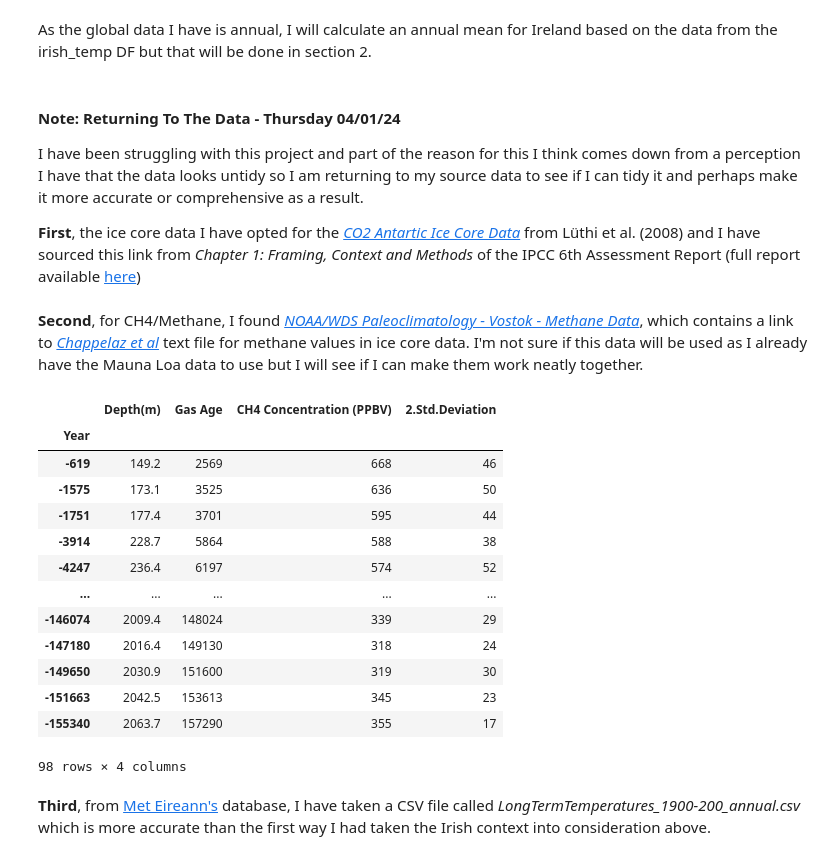
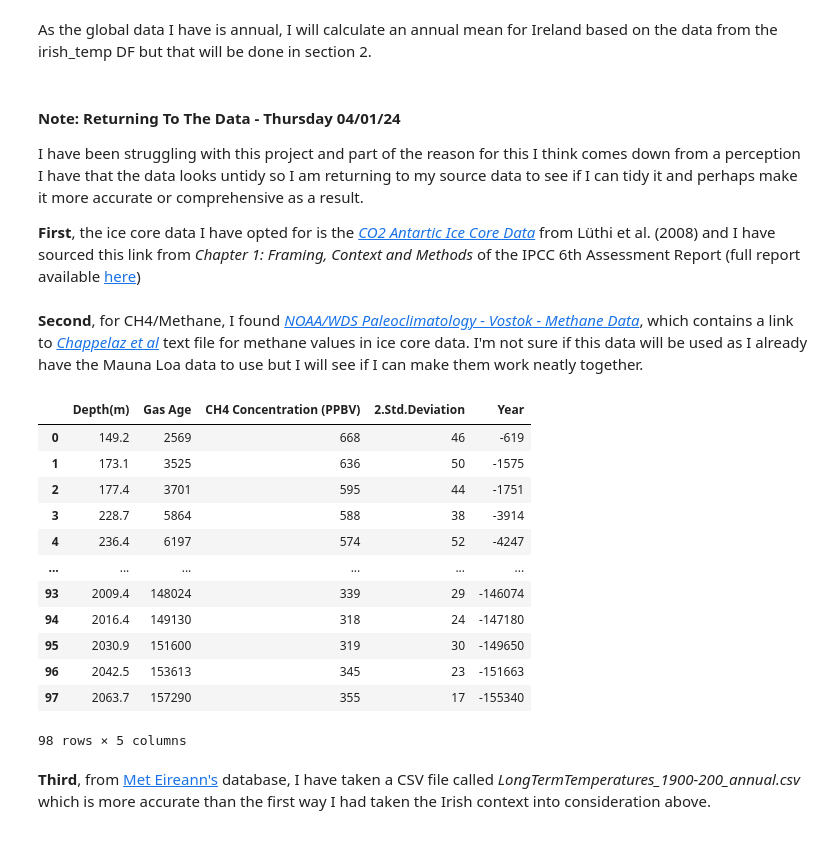
Before and after one commit to turps-pc90/PfDA_ClimateProject, a Jupyter notebook: project.ipynb, the cells around one changed output. Cells and saved outputs as stored; diff of their text form; code cells hidden in the pictures.

```diff
--- a/project.ipynb
+++ b/project.ipynb
@@ -284,7 +286,7 @@ As the global data I have is annual, I will calculate an annual mean for Ireland
 #### **Note:** Returning To The Data - Thursday 04/01/24
 I have been struggling with this project and part of the reason for this I think comes down from a perception I have that the data looks untidy so I am returning to my source data to see if I can tidy it and perhaps make it more accurate or comprehensive as a result.
 
-**First**, the ice core data I have opted for the [*CO2 Antartic Ice Core Data*](https://agupubs.onlinelibrary.wiley.com/action/downloadSupplement?doi=10.1002%2F2014GL061957&file=grl52461-sup-0003-supplementary.xls) from Lüthi et al. (2008) and I have sourced this link from *Chapter 1: Framing, Context and Methods* of the IPCC 6th Assessment Report (full report available [here](https://www.ipcc.ch/report/ar6/wg1/downloads/report/IPCC_AR6_WGI_FullReport_small.pdf))
+**First**, the ice core data I have opted for is the [*CO2 Antartic Ice Core Data*](https://agupubs.onlinelibrary.wiley.com/action/downloadSupplement?doi=10.1002%2F2014GL061957&file=grl52461-sup-0003-supplementary.xls) from Lüthi et al. (2008) and I have sourced this link from *Chapter 1: Framing, Context and Methods* of the IPCC 6th Assessment Report (full report available [here](https://www.ipcc.ch/report/ar6/wg1/downloads/report/IPCC_AR6_WGI_FullReport_small.pdf))
 # %%
 # Creating DataFrame of all Ice Core Data from file mentioned above
 co2_comp_file = 'files\grl52461-sup-0003-supplementary.xls'
@@ -313,38 +315,37 @@ co2_comp_df.to_csv(csv_file_path)
 # %% [markdown]
 **Second**, for CH4/Methane, I found [*NOAA/WDS Paleoclimatology - Vostok - Methane Data*](https://www.ncei.noaa.gov/access/metadata/landing-page/bin/iso?id=noaa-icecore-2413), which contains a link to [*Chappelaz et al*](https://www.ncei.noaa.gov/pub/data/paleo/icecore/antarctica/vostok/ch4.txt) text file for methane values in ice core data. I'm not sure if this data will be used as I already have the Mauna Loa data to use but I will see if I can make them work neatly together.
 # %%
-# Specify the path to your file
+# Specify the path to the file
 chap_txt= 'files/ChappellazEtAl_Nature_345_127-131_CH4.txt'
 
 # Manually set the column names
 column_names = ['Depth(m)', 'Gas Age', 'CH4 Concentration (PPBV)', '2.Std.Deviation']
 
 # Read the data into a DataFrame delim_whitespace=True specifies that the data is separated by whitespace.
 # skiprows=6 skips the first 6 rows, which are metadata.
 ch4_ice = pd.read_csv(chap_txt, delim_whitespace=True, skiprows=6, names=column_names)
 
 # Calculating a calendar year column called 'Year'
 ch4_ice['Year'] = 1950 - ch4_ice['Gas Age']
 
 # Set the 'Year' column as the index
-ch4_ice.set_index('Year', inplace=True)
+#ch4_ice.set_index('Year', inplace=True)
 
 ch4_ice
 # %% [output]
-|  | Depth(m) | Gas Age | CH4 Concentration (PPBV) | 2.Std.Deviation |
-| Year |  |  |  |  |
-| -619 | 149.2 | 2569 | 668 | 46 |
-| -1575 | 173.1 | 3525 | 636 | 50 |
-| -1751 | 177.4 | 3701 | 595 | 44 |
-| -3914 | 228.7 | 5864 | 588 | 38 |
-| -4247 | 236.4 | 6197 | 574 | 52 |
-| ... | ... | ... | ... | ... |
-| -146074 | 2009.4 | 148024 | 339 | 29 |
-| -147180 | 2016.4 | 149130 | 318 | 24 |
-| -149650 | 2030.9 | 151600 | 319 | 30 |
-| -151663 | 2042.5 | 153613 | 345 | 23 |
-| -155340 | 2063.7 | 157290 | 355 | 17 |
+|  | Depth(m) | Gas Age | CH4 Concentration (PPBV) | 2.Std.Deviation | Year |
+| 0 | 149.2 | 2569 | 668 | 46 | -619 |
+| 1 | 173.1 | 3525 | 636 | 50 | -1575 |
+| 2 | 177.4 | 3701 | 595 | 44 | -1751 |
+| 3 | 228.7 | 5864 | 588 | 38 | -3914 |
+| 4 | 236.4 | 6197 | 574 | 52 | -4247 |
+| ... | ... | ... | ... | ... | ... |
+| 93 | 2009.4 | 148024 | 339 | 29 | -146074 |
+| 94 | 2016.4 | 149130 | 318 | 24 | -147180 |
+| 95 | 2030.9 | 151600 | 319 | 30 | -149650 |
+| 96 | 2042.5 | 153613 | 345 | 23 | -151663 |
+| 97 | 2063.7 | 157290 | 355 | 17 | -155340 |
-98 rows × 4 columns
+98 rows × 5 columns
 # %% [markdown]
 **Third**, from [Met Eireann's](https://www.met.ie/cms/assets/uploads/2023/12/LongTermTemperatures_1900-2022_annual.csv) database, I have taken a CSV file called *LongTermTemperatures_1900-200_annual.csv* which is more accurate than the first way I had taken the Irish context into consideration above.
 # %%
```
Also changed, not shown: parts of 33 cells of this notebook, 4 other files.
